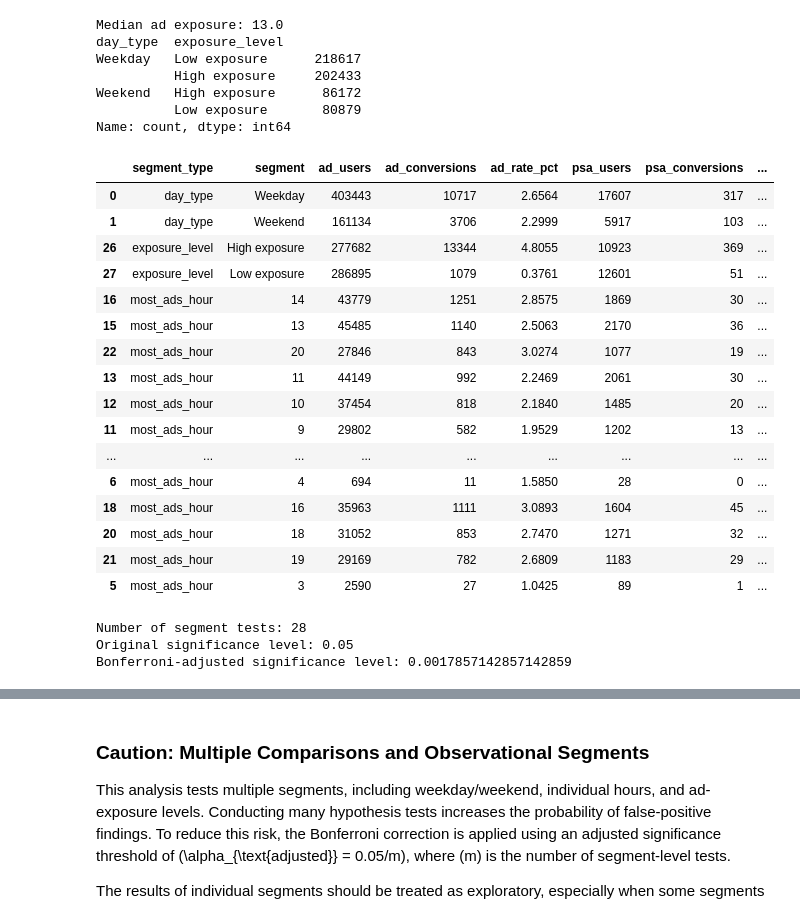
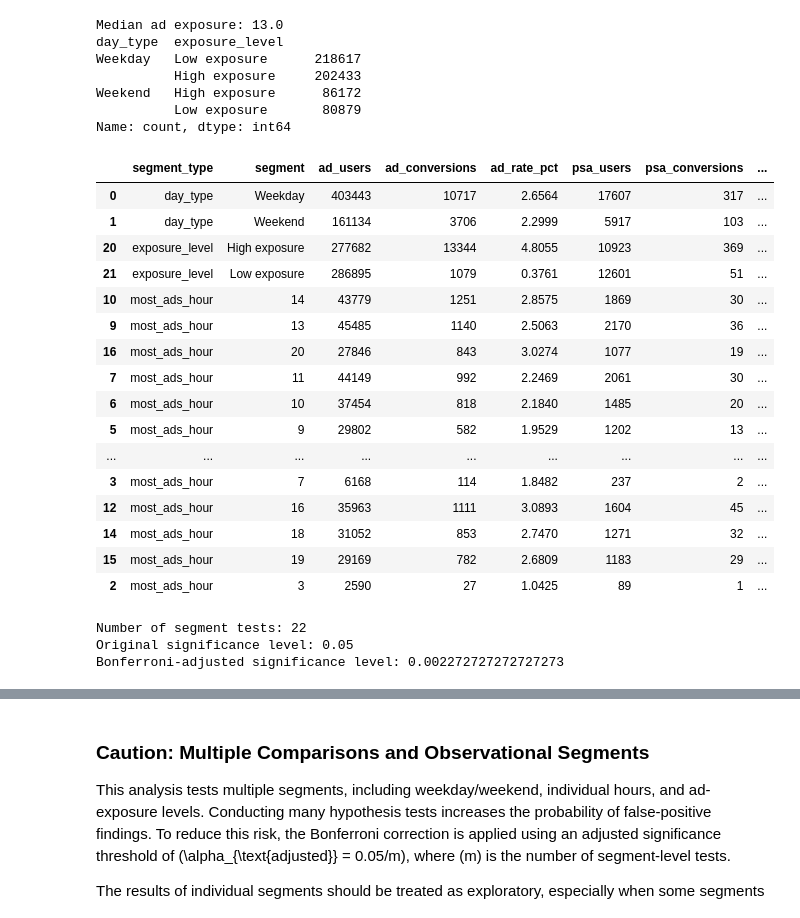
Before and after one commit to priya-39/ab-test-analysis, a Jupyter notebook: notebooks/analysis.ipynb, the cells around one changed output, grey strips where cells are left out. Drawn from its saved outputs; the diff is of its cells as text; code cells hidden in the pictures.

```diff
--- a/notebooks/analysis.ipynb
+++ b/notebooks/analysis.ipynb
@@ -180,20 +180,13 @@ ad = df[df["test_group"] == "ad"]
 psa = df[df["test_group"] == "psa"]
 
 # Number of conversions in each group
-conversions = [
-    int(ad["converted"].sum()),
-    int(psa["converted"].sum())]
+conversions = [int(ad["converted"].sum()), int(psa["converted"].sum())]
 
 # Total users in each group
-sample_sizes = [
-    len(ad),
-    len(psa)]
+sample_sizes = [len(ad), len(psa)]
 
 # Perform a two-tailed z-test
-z_stat, p_value = proportions_ztest(
-    count=conversions,
-    nobs=sample_sizes,
-    alternative="two-sided")
+z_stat, p_value = proportions_ztest(count=conversions, nobs=sample_sizes, alternative="two-sided")
 
 # Display results
 print(f"Ad conversion rate: {ad['converted'].mean():.4%}")
@@ -603,24 +542,18 @@ import numpy as np
 import pandas as pd
 from statsmodels.stats.proportion import proportions_ztest
 
-# Create a copy so the original cleaned DataFrame stays unchanged
+# Create a copy
 df_day4 = df.copy()
 
 # Convert day names into weekday/weekend categories
 weekend_days = ["Saturday", "Sunday"]
 
-df_day4["day_type"] = np.where(
-    df_day4["most_ads_day"].str.strip().str.title().isin(weekend_days),
-    "Weekend",
-    "Weekday")
+df_day4["day_type"] = np.where(df_day4["most_ads_day"].str.strip().str.title().isin(weekend_days), "Weekend", "Weekday")
 
 # Split users by median ad exposure
 exposure_median = df_day4["total_ads"].median()
 
-df_day4["exposure_level"] = np.where(
-    df_day4["total_ads"] <= exposure_median,
-    "Low exposure",
-    "High exposure")
+df_day4["exposure_level"] = np.where(df_day4["total_ads"] <= exposure_median, "Low exposure", "High exposure")
 
 print("Median ad exposure:", exposure_median)
 print(df_day4[["day_type", "exposure_level"]].value_counts())
@@ -648,18 +581,18 @@ def calculate_segment_lift(data, segment_column):
         conv_ad = int(ad["converted"].sum())
         conv_psa = int(psa["converted"].sum())
 
+        # Skip segments with zero conversions in either group
+        if conv_ad == 0 or conv_psa == 0:
+            continue
+
         rate_ad = conv_ad / n_ad
         rate_psa = conv_psa / n_psa
 
         absolute_lift = rate_ad - rate_psa
-        relative_lift = (
-            absolute_lift / rate_psa * 100
-            if rate_psa > 0 else np.nan)
+        relative_lift = (absolute_lift / rate_psa * 100 if rate_psa > 0 else np.nan)
 
         # Avoid running a test if either group has no conversion events
-        z_stat, p_value = proportions_ztest(
-            [conv_ad, conv_psa],
-            [n_ad, n_psa])
+        z_stat, p_value = proportions_ztest([conv_ad, conv_psa], [n_ad, n_psa])
 
         results.append({
             "segment_type": segment_column,
@@ -669,52 +602,49 @@ def calculate_segment_lift(data, segment_column):
             "ad_rate_pct": rate_ad * 100,
             "psa_users": n_psa,
             "psa_conversions": conv_psa,
             "psa_rate_pct": rate_psa * 100,
             "absolute_lift_pp": absolute_lift * 100,
             "relative_lift_pct": relative_lift,
             "p_value": p_value})
 
     return pd.DataFrame(results)
 
 # Test weekday/weekend, each hour, and exposure level
-segment_results = pd.concat([
-    calculate_segment_lift(df_day4, "day_type"),
-    calculate_segment_lift(df_day4, "most_ads_hour"),
+segment_results = pd.concat([calculate_segment_lift(df_day4, "day_type"), calculate_segment_lift(df_day4, "most_ads_hour"),
     calculate_segment_lift(df_day4, "exposure_level")], ignore_index=True)
 
 # Bonferroni correction across all segment-level tests
 alpha = 0.05
 number_of_tests = len(segment_results)
 corrected_alpha = alpha / number_of_tests
 
 segment_results["bonferroni_alpha"] = corrected_alpha
-segment_results["significant_after_correction"] = (
-    segment_results["p_value"] < corrected_alpha)
+segment_results["significant_after_correction"] = (segment_results["p_value"] < corrected_alpha)
 
 # Display the results
 display(segment_results.sort_values(["segment_type", "p_value"]).round(4))
 
 print("Number of segment tests:", number_of_tests)
 print("Original significance level:", alpha)
 print("Bonferroni-adjusted significance level:", corrected_alpha)
 # %% [output]
 |  | segment_type | segment | ad_users | ad_conversions | ad_rate_pct | psa_users | psa_conversions | ... |
 | 0 | day_type | Weekday | 403443 | 10717 | 2.6564 | 17607 | 317 | ... |
 | 1 | day_type | Weekend | 161134 | 3706 | 2.2999 | 5917 | 103 | ... |
-| 26 | exposure_level | High exposure | 277682 | 13344 | 4.8055 | 10923 | 369 | ... |
-| 27 | exposure_level | Low exposure | 286895 | 1079 | 0.3761 | 12601 | 51 | ... |
-| 16 | most_ads_hour | 14 | 43779 | 1251 | 2.8575 | 1869 | 30 | ... |
-| 15 | most_ads_hour | 13 | 45485 | 1140 | 2.5063 | 2170 | 36 | ... |
-| 22 | most_ads_hour | 20 | 27846 | 843 | 3.0274 | 1077 | 19 | ... |
-| 13 | most_ads_hour | 11 | 44149 | 992 | 2.2469 | 2061 | 30 | ... |
-| 12 | most_ads_hour | 10 | 37454 | 818 | 2.1840 | 1485 | 20 | ... |
-| 11 | most_ads_hour | 9 | 29802 | 582 | 1.9529 | 1202 | 13 | ... |
+| 20 | exposure_level | High exposure | 277682 | 13344 | 4.8055 | 10923 | 369 | ... |
+| 21 | exposure_level | Low exposure | 286895 | 1079 | 0.3761 | 12601 | 51 | ... |
+| 10 | most_ads_hour | 14 | 43779 | 1251 | 2.8575 | 1869 | 30 | ... |
+| 9 | most_ads_hour | 13 | 45485 | 1140 | 2.5063 | 2170 | 36 | ... |
+| 16 | most_ads_hour | 20 | 27846 | 843 | 3.0274 | 1077 | 19 | ... |
+| 7 | most_ads_hour | 11 | 44149 | 992 | 2.2469 | 2061 | 30 | ... |
+| 6 | most_ads_hour | 10 | 37454 | 818 | 2.1840 | 1485 | 20 | ... |
+| 5 | most_ads_hour | 9 | 29802 | 582 | 1.9529 | 1202 | 13 | ... |
 | ... | ... | ... | ... | ... | ... | ... | ... | ... |
-| 6 | most_ads_hour | 4 | 694 | 11 | 1.5850 | 28 | 0 | ... |
-| 18 | most_ads_hour | 16 | 35963 | 1111 | 3.0893 | 1604 | 45 | ... |
-| 20 | most_ads_hour | 18 | 31052 | 853 | 2.7470 | 1271 | 32 | ... |
-| 21 | most_ads_hour | 19 | 29169 | 782 | 2.6809 | 1183 | 29 | ... |
-| 5 | most_ads_hour | 3 | 2590 | 27 | 1.0425 | 89 | 1 | ... |
+| 3 | most_ads_hour | 7 | 6168 | 114 | 1.8482 | 237 | 2 | ... |
+| 12 | most_ads_hour | 16 | 35963 | 1111 | 3.0893 | 1604 | 45 | ... |
+| 14 | most_ads_hour | 18 | 31052 | 853 | 2.7470 | 1271 | 32 | ... |
+| 15 | most_ads_hour | 19 | 29169 | 782 | 2.6809 | 1183 | 29 | ... |
+| 2 | most_ads_hour | 3 | 2590 | 27 | 1.0425 | 89 | 1 | ... |
-Number of segment tests: 28
+Number of segment tests: 22
 Original significance level: 0.05
-Bonferroni-adjusted significance level: 0.0017857142857142859
+Bonferroni-adjusted significance level: 0.002272727272727273
```
Also changed, not shown: parts of 19 cells of this notebook, 2 other files.
